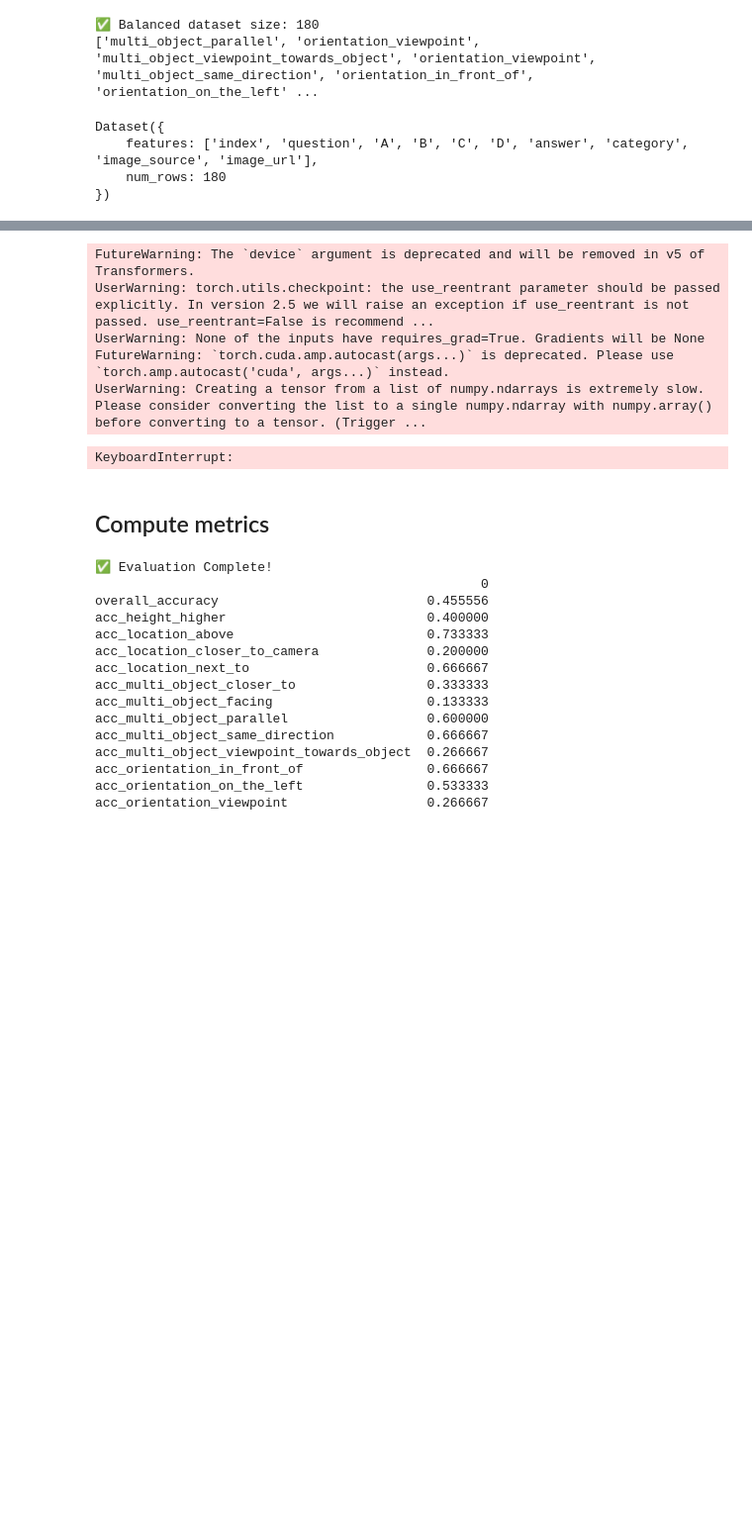
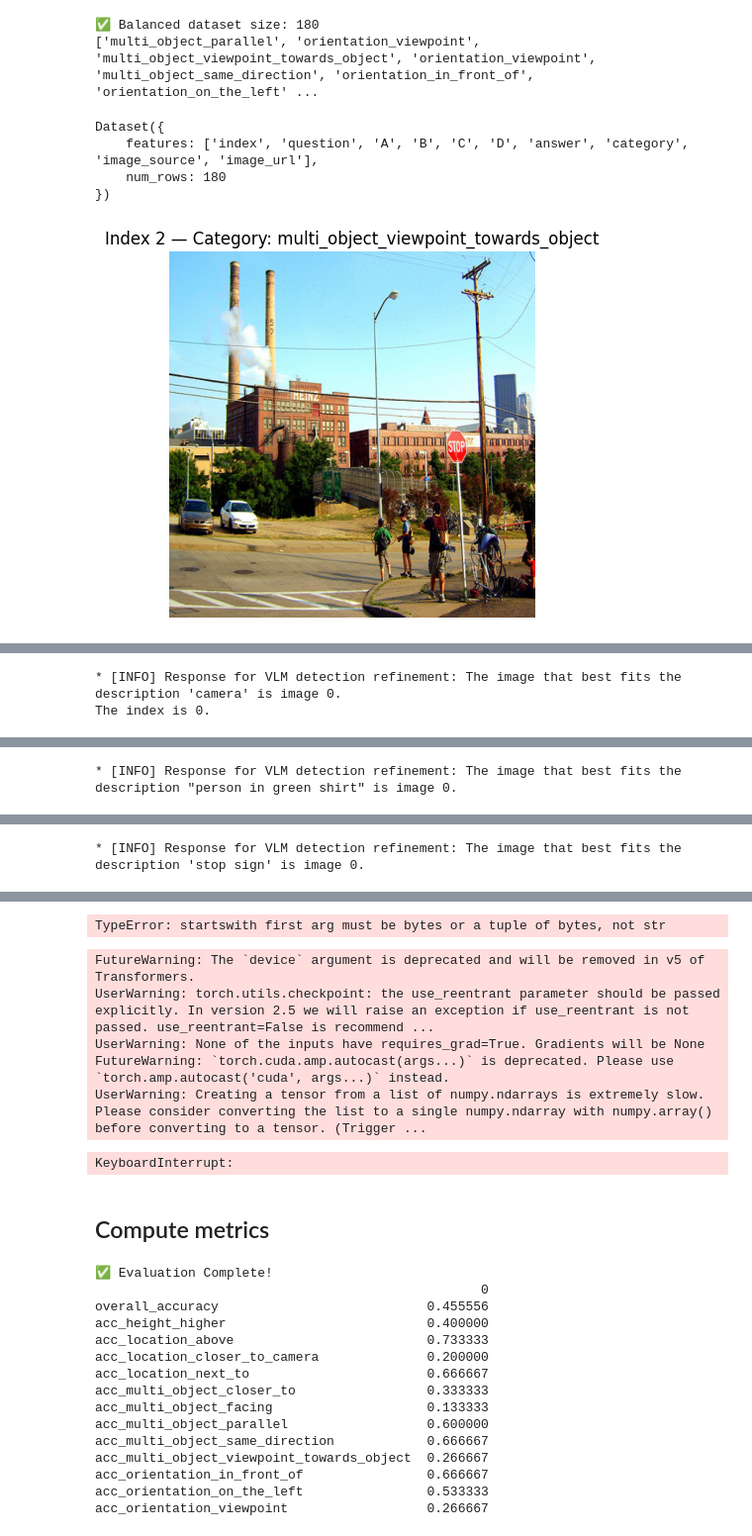
Before and after one commit to wvvva/Ego2Allo, a Jupyter notebook: run_3DSRBench.ipynb, the cells around one changed output, grey strips where cells are left out. Shown at 99% size. Saved outputs shown, nothing was run; the diff lists cells and outputs as text; code cells hidden in the pictures; blank space fills up the shorter version.

Commit message:
add gemini implementation; fix render issue

```diff
--- a/run_3DSRBench.ipynb
+++ b/run_3DSRBench.ipynb
@@ -91,7 +100,8 @@ FutureWarning: Using `TRANSFORMERS_CACHE` is deprecated and will be removed in v
 FutureWarning: Importing from timm.models.layers is deprecated, please import via timm.layers
 # %%
 # load config
-config_path = "apc/configs/qwenvl2_5_7b_instruct.yaml"
+# config_path = "apc/configs/qwenvl2_2.5_2b.yaml"
+config_path = "apc/configs/gemini_2.5_pro.yaml"
 with open(config_path, "r") as f:
     config = yaml.load(f, Loader=yaml.FullLoader)
 config = Box(config)
@@ -324,10 +326,10 @@ def run_single(i, example):
     # Download image
     image = download_image(image_url)
 
-    # plt.imshow(image)
-    # plt.axis("off")
-    # plt.title(f"Index {i} — Category: {example['category']}")
-    # plt.show()
+    plt.imshow(image)
+    plt.axis("off")
+    plt.title(f"Index {i} — Category: {example['category']}")
+    plt.show()
 
     # Build prompt
     valid_options = [(chr(65 + j), opt) for j, opt in enumerate(options) if opt and str(opt).strip()]
@@ -352,7 +354,7 @@ def run_single(i, example):
         perspective_prompt_type="visual",
         visualize_trace=False,
         visualize_scene_abstraction=False,
-        return_conv_history=False,
+        return_conv_history=True,
         logging=False,
     )
 
@@ -361,18 +363,18 @@ def run_single(i, example):
     match = re.search(r"\b([ABCD])\b", response_text.upper())
     pred_letter = match.group(1) if match else None
 
-    # print(len(conv_history))
-    # for i in range(len(conv_history)):
-        # print(conv_history[i])
+    print(len(conv_history))
+    for i in range(len(conv_history)):
+        print(conv_history[i])
 
-    # conv_viz = visualize_conversation(
-    #     conv_history,
-    #     width=900,
-    #     row_gap=0,
-    #     font_size=13,
-    #     image_max_width=180,
-    #     output_path=os.path.join(save_dir, "conversation_viz.png")
-    # )
+    conv_viz = visualize_conversation(
+        conv_history,
+        width=900,
+        row_gap=0,
+        font_size=13,
+        image_max_width=180,
+        output_path=os.path.join(save_dir, "conversation_viz.png")
+    )
 
     return {
         "index": example["index"],
@@ -399,6 +401,10 @@ Dataset({
     num_rows: 180
 })
 # %%
-# results = run_single(0, ds[0])
+results = run_single(2, ds[2])
+# print(ds[1])
 # results = run()
 # df = pd.DataFrame(results)
+# df.to_csv("3DSRBench_raw_predictions_gemini2_5_pro.csv", index=False)
+# %% [output]
+[figure, added]
@@ -404,0 +413,2 @@ Dataset({
+* [INFO] Response for VLM detection refinement: The image that best fits the description 'camera' is image 0.
+The index is 0.
@@ -404,0 +416 @@ Dataset({
+* [INFO] Response for VLM detection refinement: The image that best fits the description "person in green shirt" is image 0.
@@ -404,0 +418 @@ Dataset({
+* [INFO] Response for VLM detection refinement: The image that best fits the description 'stop sign' is image 0.
@@ -405,3 +420,4 @@ Dataset({
+TypeError: startswith first arg must be bytes or a tuple of bytes, not str
 # %%
 for i in range(5):
     results = run()
```
Also changed, not shown: parts of 8 cells of this notebook, 8 other files.
